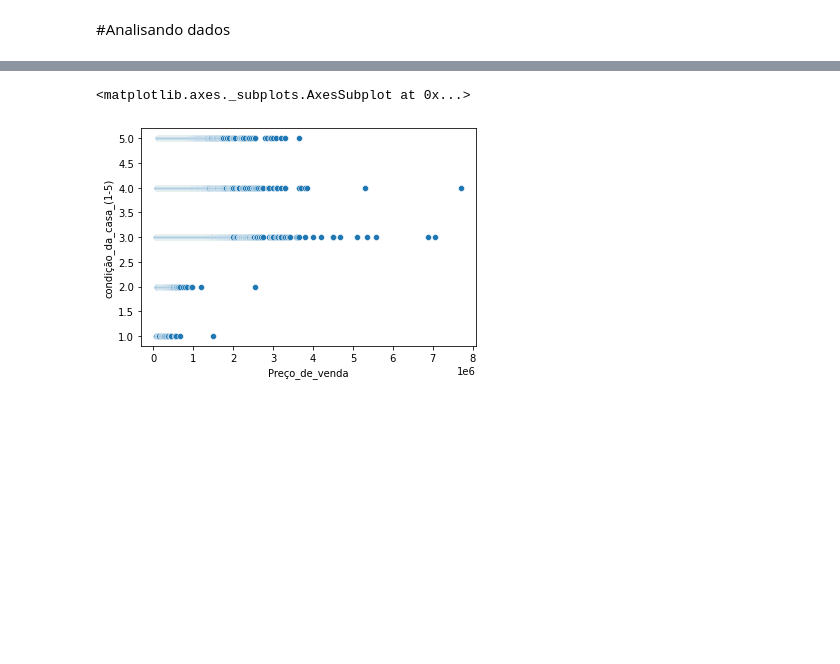
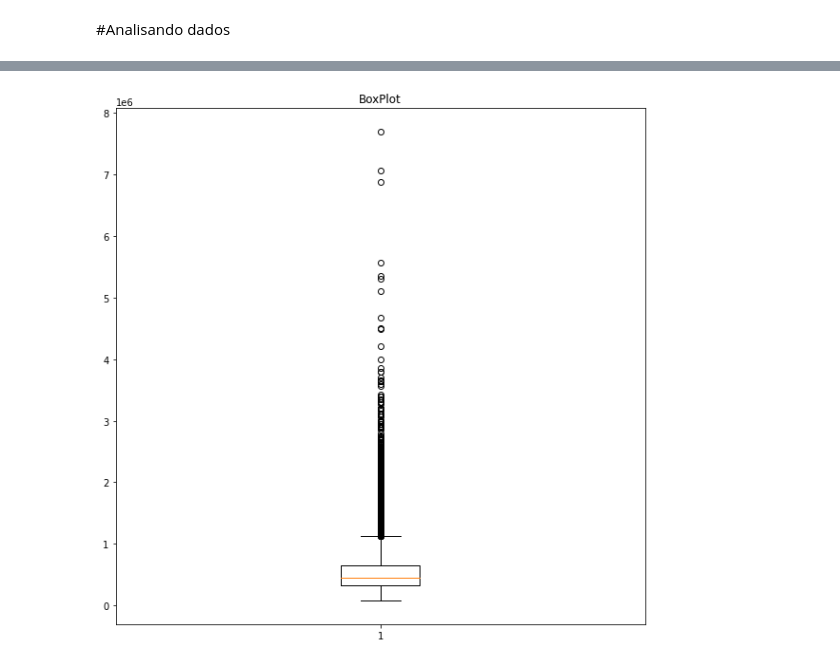
Before and after one commit to alexsandrors91/Cientista_de_dados, a Jupyter notebook: Mini_projeto_1.ipynb, the cells around one changed output, grey strips where cells are left out. Drawn from its saved outputs; the diff is of its cells as text; code cells hidden in the pictures; blank space fills up the shorter version.

```diff
--- a/Mini_projeto_1.ipynb
+++ b/Mini_projeto_1.ipynb
@@ -161,5 +159,16 @@ df.head(5)
-# %%
-sns.scatterplot(data = df, x='Preço_de_venda', y ='condição_da_casa_(1-5)')
-# %% [output]
-<matplotlib.axes._subplots.AxesSubplot at 0x...>
-[figure, removed]
+# %%
+import matplotlib.pyplot as plt
+
+
+#tamanho da figura
+plt.figure(figsize = (10,10))
+#define X e o boxplot
+plt.boxplot(df['Preço_de_venda'])
+whiskerprops={"color": "Blue", "linewidth": 1.5}
+capprops={"color": "C0", "linewidth": 1.5}
+#define título
+plt.title('BoxPlot')
+#faz a plotagem
+plt.show()
+# %% [output]
+[figure, added]
```
Also changed, not shown: parts of 5 cells of this notebook.
